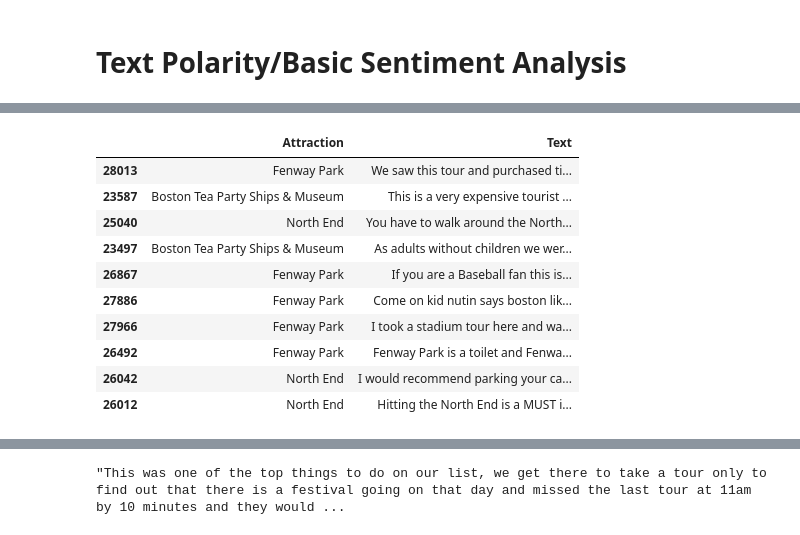
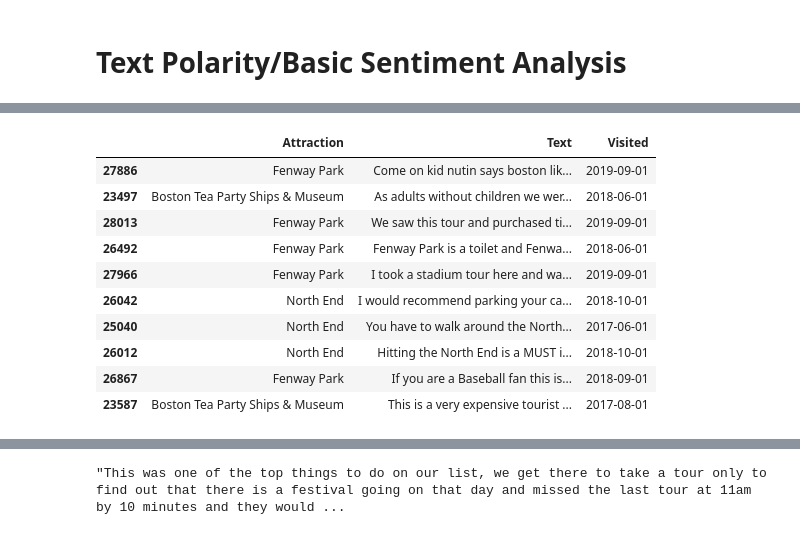
Before and after one commit to tdchoi7/Web_Scrape_Proj, a Jupyter notebook: tripadv/2_Analysis_Boston.ipynb, the cells around one changed output, grey strips where cells are left out. Saved outputs shown, nothing was run; the diff lists cells and outputs as text; code cells hidden in the pictures.

```diff
--- a/tripadv/2_Analysis_Boston.ipynb
+++ b/tripadv/2_Analysis_Boston.ipynb
@@ -1991,18 +2015,18 @@ sample_tavp
 9985 rows × 19 columns
 # %%
-sample_tavp[sample_tavp['polarity']<-0.4][['Attraction', 'Text']]
+sample_tavp[sample_tavp['polarity']<-0.4][['Attraction', 'Text', 'Visited']]
 # %% [output]
-|  | Attraction | Text |
-| 28013 | Fenway Park | We saw this tour and purchased ti... |
-| 23587 | Boston Tea Party Ships & Museum | This is a very expensive tourist ... |
-| 25040 | North End | You have to walk around the North... |
-| 23497 | Boston Tea Party Ships & Museum | As adults without children we wer... |
-| 26867 | Fenway Park | If you are a Baseball fan this is... |
-| 27886 | Fenway Park | Come on kid nutin says boston lik... |
-| 27966 | Fenway Park | I took a stadium tour here and wa... |
-| 26492 | Fenway Park | Fenway Park is a toilet and Fenwa... |
-| 26042 | North End | I would recommend parking your ca... |
-| 26012 | North End | Hitting the North End is a MUST i... |
+|  | Attraction | Text | Visited |
+| 27886 | Fenway Park | Come on kid nutin says boston lik... | 2019-09-01 |
+| 23497 | Boston Tea Party Ships & Museum | As adults without children we wer... | 2018-06-01 |
+| 28013 | Fenway Park | We saw this tour and purchased ti... | 2019-09-01 |
+| 26492 | Fenway Park | Fenway Park is a toilet and Fenwa... | 2018-06-01 |
+| 27966 | Fenway Park | I took a stadium tour here and wa... | 2019-09-01 |
+| 26042 | North End | I would recommend parking your ca... | 2018-10-01 |
+| 25040 | North End | You have to walk around the North... | 2017-06-01 |
+| 26012 | North End | Hitting the North End is a MUST i... | 2018-10-01 |
+| 26867 | Fenway Park | If you are a Baseball fan this is... | 2018-09-01 |
+| 23587 | Boston Tea Party Ships & Museum | This is a very expensive tourist ... | 2017-08-01 |
 # %%
 sample_tavp[sample_tavp['polarity']<-0.75][['Attraction', 'Text']]
 # %% [output]
```
Also changed, not shown: parts of 105 cells of this notebook.
